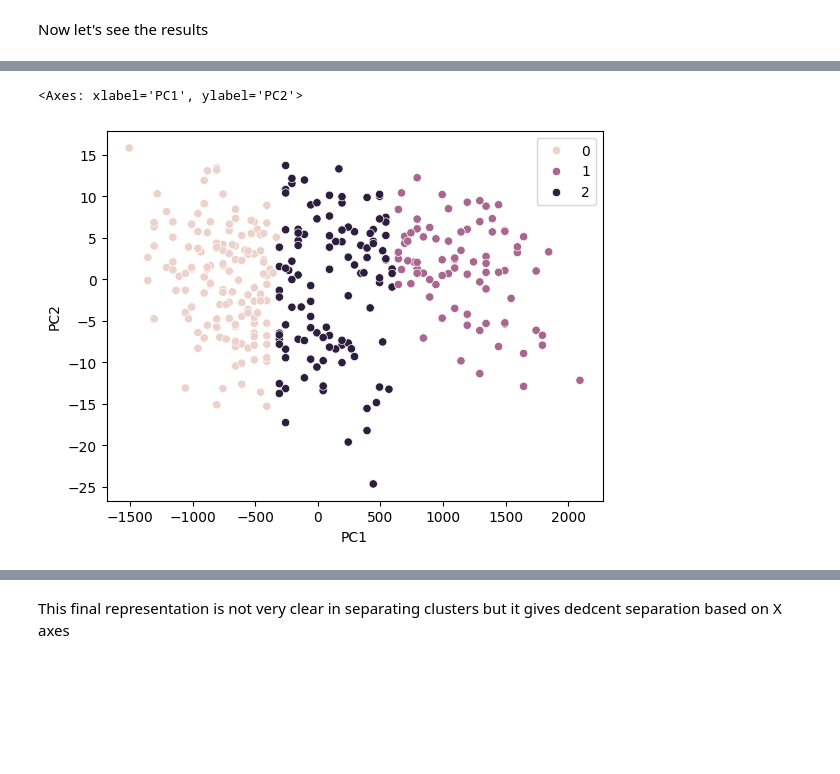
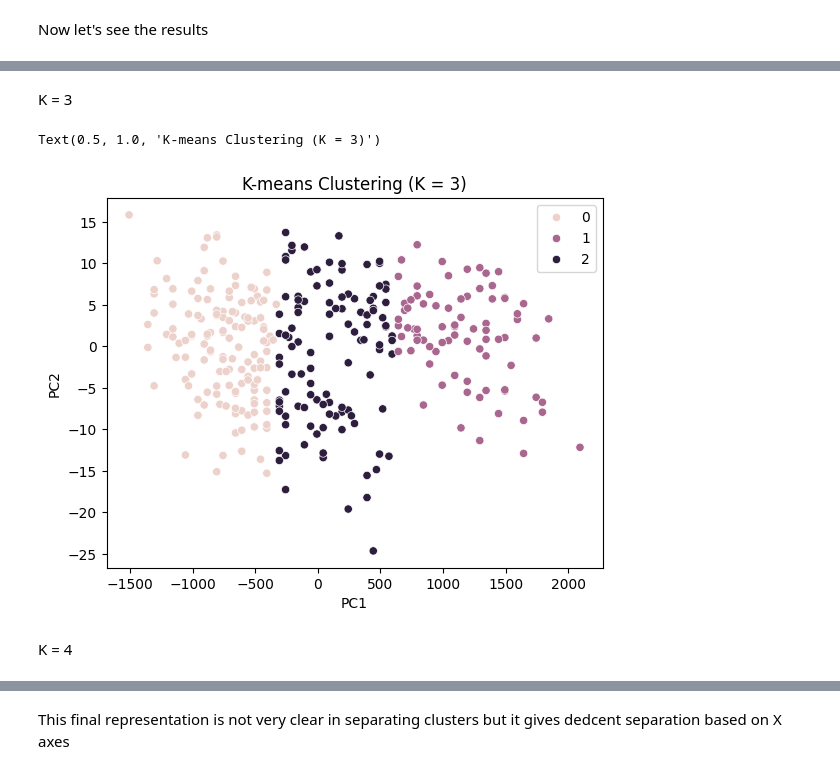
Before and after one commit to Bladwark/Penguins, a Jupyter notebook: penguins_type_analysis.ipynb, the cells around one changed output, grey strips where cells are left out. Saved outputs shown, nothing was run; the diff lists cells and outputs as text; code cells hidden in the pictures; blank space fills up the shorter version.

```diff
--- a/penguins_type_analysis.ipynb
+++ b/penguins_type_analysis.ipynb
@@ -393,6 +414,11 @@ Now let's see the results
+# %% [markdown]
+K = 3
 # %%
 kmeans = KMeans(n_clusters=3, random_state=42, n_init="auto").fit(df_reduced_no_scaling)
 sns.scatterplot(data = df_reduced_no_scaling, x = 'PC1', y = 'PC2', hue = kmeans.labels_)
+plt.title('K-means Clustering (K = 3)')
 # %% [output]
-<Axes: xlabel='PC1', ylabel='PC2'>
+Text(0.5, 1.0, 'K-means Clustering (K = 3)')
-[figure, old version]
+[figure, new version]
+# %% [markdown]
+K = 4
```
Also changed, not shown: parts of 62 cells of this notebook.
